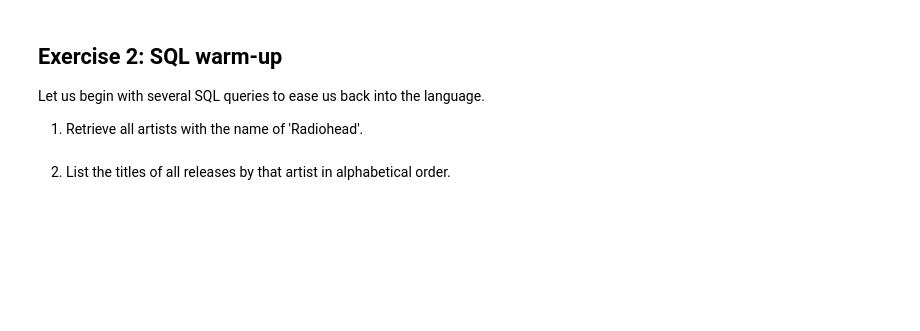
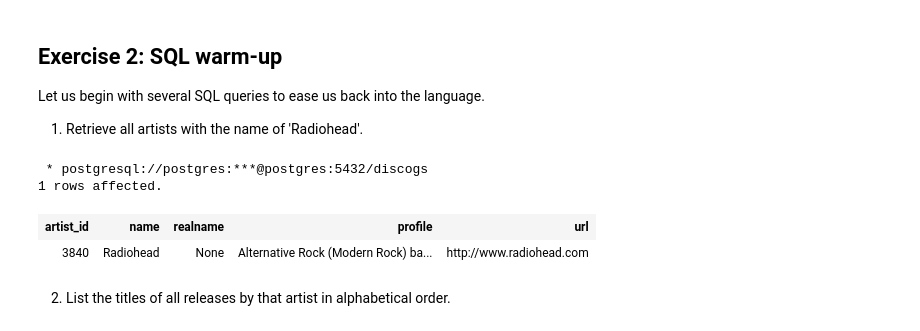
Before and after one commit to sourcierdoux/bigdata-exercises, a Jupyter notebook: Big_Data_For_Engineers/exercise01/Exercise01_SQL_Brush_Up.ipynb, the cells around one changed output. Cells and saved outputs as stored; diff of their text form; code cells hidden in the pictures; blank space fills up the shorter version.

```diff
--- a/Big_Data_For_Engineers/exercise01/Exercise01_SQL_Brush_Up.ipynb
+++ b/Big_Data_For_Engineers/exercise01/Exercise01_SQL_Brush_Up.ipynb
@@ -84,2 +106,11 @@ Let us begin with several SQL queries to ease us back into the language.
+# %%
+%%sql
+SELECT * FROM artists
+WHERE name='Radiohead';
+# %% [output]
+ * postgresql://postgres:***@postgres:5432/discogs
+1 rows affected.
+| artist_id | name | realname | profile | url |
+| 3840 | Radiohead | None | Alternative Rock (Modern Rock) ba... | http://www.radiohead.com |
 # %% [markdown]
 2. List the titles of all releases by that artist in alphabetical order.
```
Also changed, not shown: parts of 19 cells of this notebook.
